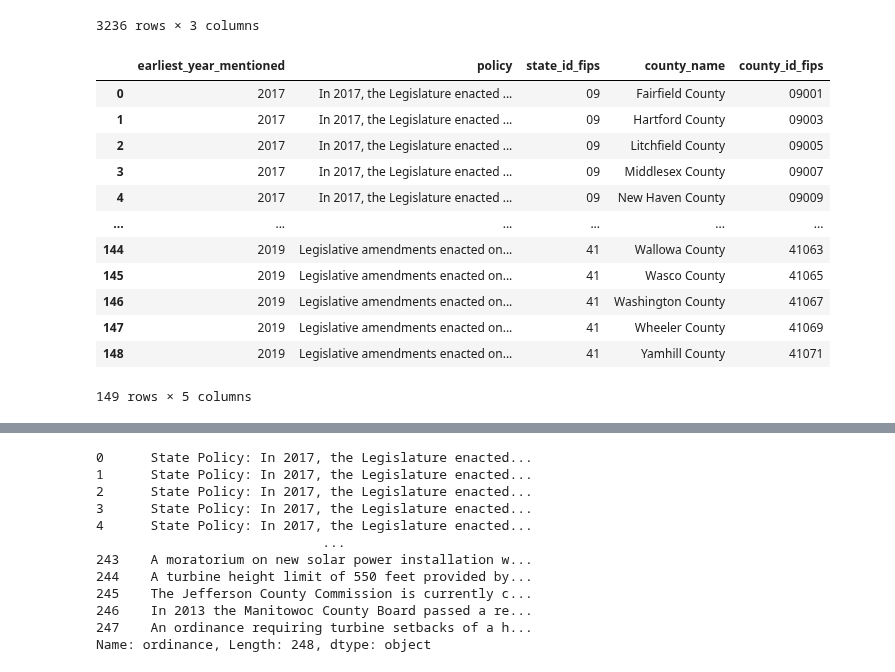
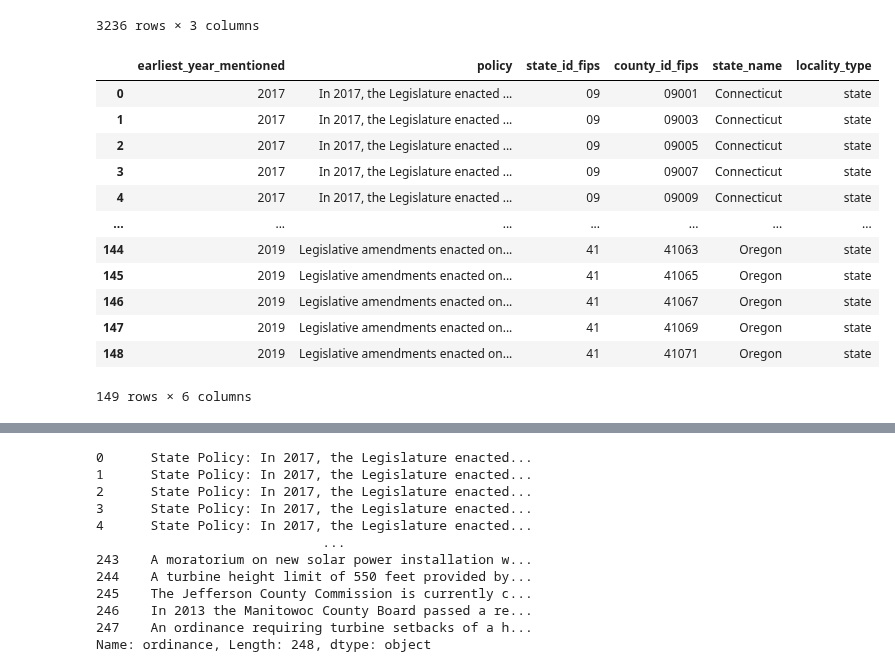
Before and after one commit to deployment-gap-model-education-fund/deployment-gap-model, a Jupyter notebook: notebooks/06-tpb-draft_project_data_mart.ipynb, the cells around one changed output, grey strips where cells are left out. Cells and saved outputs as stored; diff of their text form; code cells hidden in the pictures.

```diff
--- a/notebooks/06-tpb-draft_project_data_mart.ipynb
+++ b/notebooks/06-tpb-draft_project_data_mart.ipynb
@@ -265,22 +267,24 @@ all_counties
 | 3235 | 78 | St. Thomas Island District | 78030 |
 3236 rows × 3 columns
 # %%
-states_as_counties = filtered_state_df.merge(all_counties, on='state_id_fips', how='left')
+states_as_counties = filtered_state_df.merge(all_counties.loc[:, ['county_id_fips', 'state_id_fips']], on='state_id_fips', how='left')
+states_as_counties = states_as_counties.merge(all_states.loc[:, ['state_name', 'state_id_fips']], on='state_id_fips', how='left')
+states_as_counties['locality_type'] = 'state'
 states_as_counties
 # %% [output]
-|  | earliest_year_mentioned | policy | state_id_fips | county_name | county_id_fips |
-| 0 | 2017 | In 2017, the Legislature enacted ... | 09 | Fairfield County | 09001 |
-| 1 | 2017 | In 2017, the Legislature enacted ... | 09 | Hartford County | 09003 |
-| 2 | 2017 | In 2017, the Legislature enacted ... | 09 | Litchfield County | 09005 |
-| 3 | 2017 | In 2017, the Legislature enacted ... | 09 | Middlesex County | 09007 |
-| 4 | 2017 | In 2017, the Legislature enacted ... | 09 | New Haven County | 09009 |
-| ... | ... | ... | ... | ... | ... |
-| 144 | 2019 | Legislative amendments enacted on... | 41 | Wallowa County | 41063 |
-| 145 | 2019 | Legislative amendments enacted on... | 41 | Wasco County | 41065 |
-| 146 | 2019 | Legislative amendments enacted on... | 41 | Washington County | 41067 |
-| 147 | 2019 | Legislative amendments enacted on... | 41 | Wheeler County | 41069 |
-| 148 | 2019 | Legislative amendments enacted on... | 41 | Yamhill County | 41071 |
+|  | earliest_year_mentioned | policy | state_id_fips | county_id_fips | state_name | locality_type |
+| 0 | 2017 | In 2017, the Legislature enacted ... | 09 | 09001 | Connecticut | state |
+| 1 | 2017 | In 2017, the Legislature enacted ... | 09 | 09003 | Connecticut | state |
+| 2 | 2017 | In 2017, the Legislature enacted ... | 09 | 09005 | Connecticut | state |
+| 3 | 2017 | In 2017, the Legislature enacted ... | 09 | 09007 | Connecticut | state |
+| 4 | 2017 | In 2017, the Legislature enacted ... | 09 | 09009 | Connecticut | state |
+| ... | ... | ... | ... | ... | ... | ... |
+| 144 | 2019 | Legislative amendments enacted on... | 41 | 41063 | Oregon | state |
+| 145 | 2019 | Legislative amendments enacted on... | 41 | 41065 | Oregon | state |
+| 146 | 2019 | Legislative amendments enacted on... | 41 | 41067 | Oregon | state |
+| 147 | 2019 | Legislative amendments enacted on... | 41 | 41069 | Oregon | state |
+| 148 | 2019 | Legislative amendments enacted on... | 41 | 41071 | Oregon | state |
-149 rows × 5 columns
+149 rows × 6 columns
 # %%
 combined = states_as_counties.merge(local_opp, on='county_id_fips', how='outer')
 combined
```
Also changed, not shown: parts of 30 cells of this notebook, 1 other file.
